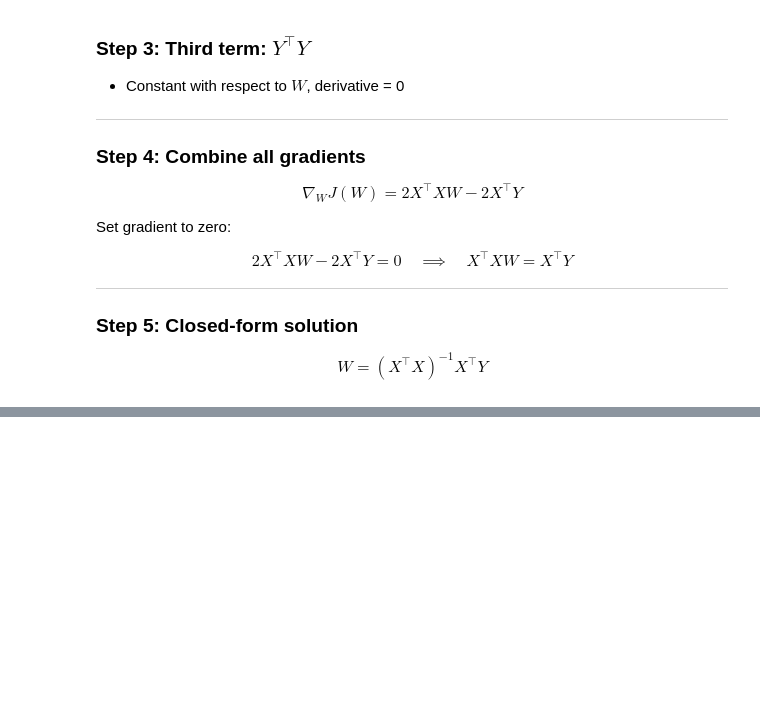
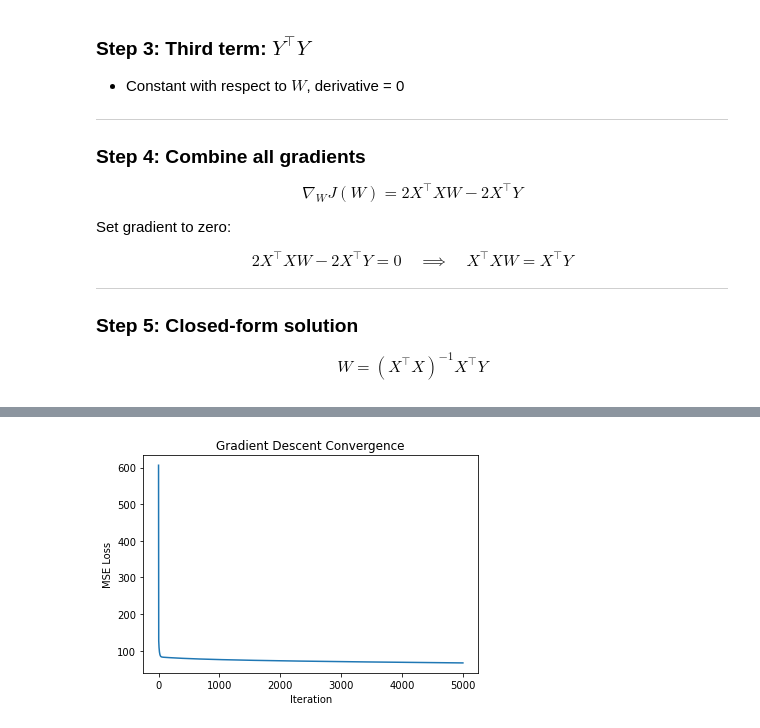
Before and after one commit to sp-muramutsa/machine_learning, a Jupyter notebook: hw2/linear_regression.ipynb, the cells around one changed output, grey strips where cells are left out. Drawn from its saved outputs; the diff is of its cells as text; code cells hidden in the pictures; blank space fills up the shorter version.

Commit message:
Implemented Gradient Descent from scratch. Compared MSE with Scikit-Learn model.

```diff
--- a/hw2/linear_regression.ipynb
+++ b/hw2/linear_regression.ipynb
@@ -300,0 +390,5 @@ Let's try with the housing data
+# %%
+# Split the dataset: training vs test
+from sklearn.model_selection import train_test_split
+
+X_train, X_test, y_train, y_test = train_test_split(X_housing,  y_housing, test_size=0.2, random_state=42)
@@ -300,0 +401,2 @@ Let's try with the housing data
+# %%
+y_pred = X_test @ W
@@ -300,0 +525,40 @@ Let's try with the housing data
+# %%
+def train(X, y, w, b, n_iterations, learning_rate):
+    slopes, losses = [], []
+    n = len(X)
+
+    for _ in range(n_iterations):
+        y_pred = X @ w + b
+        error = y_pred - y
+
+        # Gradients
+        dw = (2/n) * X.T @ error
+        db = (2/n) * np.sum(error)
+
+        # Update weights
+        w -= learning_rate * dw
+        b -= learning_rate * db
+
+        squared_error = np.mean(error ** 2)
+        losses.append(squared_error)
+        slopes.append(np.linalg.norm(w))
+
+    return w, b, losses, slopes
+# %%
+w = np.zeros((13, 1))
+b = 0.0
+n_iterations = 5000
+learning_rate = 0.000001
+
+# Train
+w_final, b_final, losses, slopes = train(X_train.values, y_train.values, w, b, n_iterations, learning_rate)
+# %%
+import matplotlib.pyplot as plt
+
+plt.plot(losses)
+plt.xlabel("Iteration")
+plt.ylabel("MSE Loss")
+plt.title("Gradient Descent Convergence")
+plt.show()
+# %% [output]
+[figure, added]
```
Also changed, not shown: parts of 24 cells of this notebook.
